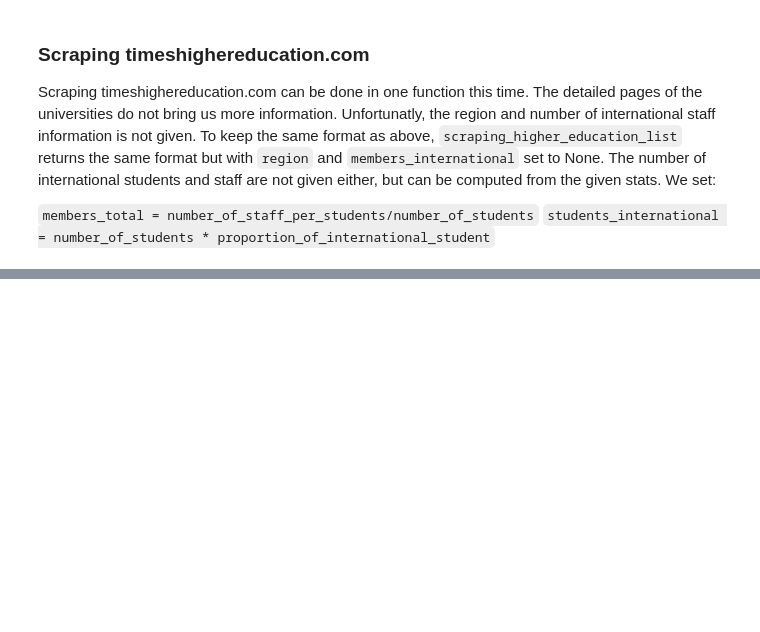
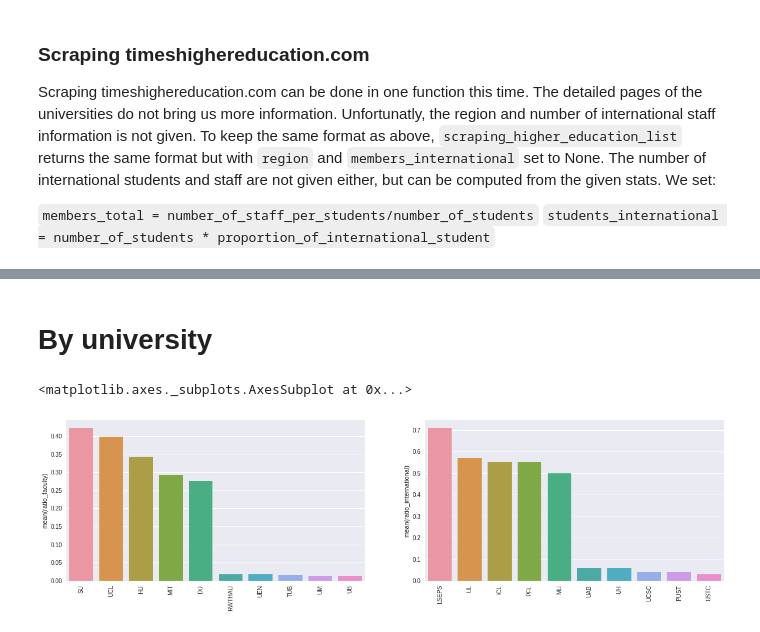
Before and after one commit to Polymere/ADA_Group, a Jupyter notebook: Homework/02 - Data from the Web/Scraping.ipynb, the cells around one changed output, grey strips where cells are left out. Saved outputs shown, nothing was run; the diff lists cells and outputs as text; code cells hidden in the pictures; blank space fills up the shorter version.

```diff
--- a/Homework/02 - Data from the Web/Scraping.ipynb
+++ b/Homework/02 - Data from the Web/Scraping.ipynb
@@ -173,3 +279,7 @@ def scraping_higher_education_list():
 higher_education_data = scraping_higher_education_list()
 # %%
 df_higher_education = pd.DataFrame(higher_education_data)
+# %%
+df_higher_education['ratio_faculty']=df_higher_education['members_total'].div(df_higher_education['students_total'])
+df_higher_education['ratio_international']=df_higher_education['students_international'].div(df_higher_education['students_total'])
+df_higher_education.head()
@@ -175,0 +293,27 @@ df_higher_education = pd.DataFrame(higher_education_data)
+# %% [markdown]
+# By university
+# %%
+ax1,ax2=setup_multiplot()
+
+top_fac=df_higher_education.ratio_faculty.nlargest(n=5, keep='first')
+bot_fac=df_higher_education.ratio_faculty.nsmallest(n=5, keep='first')
+bot_fac=bot_fac.sort_values(ascending=False)
+s=top_u.append(bot_fac)
+idx=s.index
+abv=pd.Series(index=s.index)
+for idx in s.index:
+    abv[idx]=re.sub('[^A-Z]', '', df_higher_education.name[idx])
+sns.barplot(abv,s,ax=ax1)
+
+top_int=df_higher_education.ratio_international.nlargest(n=5, keep='first')
+bot_int=df_higher_education.ratio_international.nsmallest(n=5, keep='first')
+bot_int=bot_int.sort_values(ascending=False)
+s=top_int.append(bot_int)
+idx=s.index
+abv=pd.Series(index=s.index)
+for idx in s.index:
+    abv[idx]=re.sub('[^A-Z]', '', df_higher_education.name[idx])
+sns.barplot(abv,s,ax=ax2)
+# %% [output]
+<matplotlib.axes._subplots.AxesSubplot at 0x...>
+[figure, added]
```
Also changed, not shown: parts of 21 cells of this notebook.
